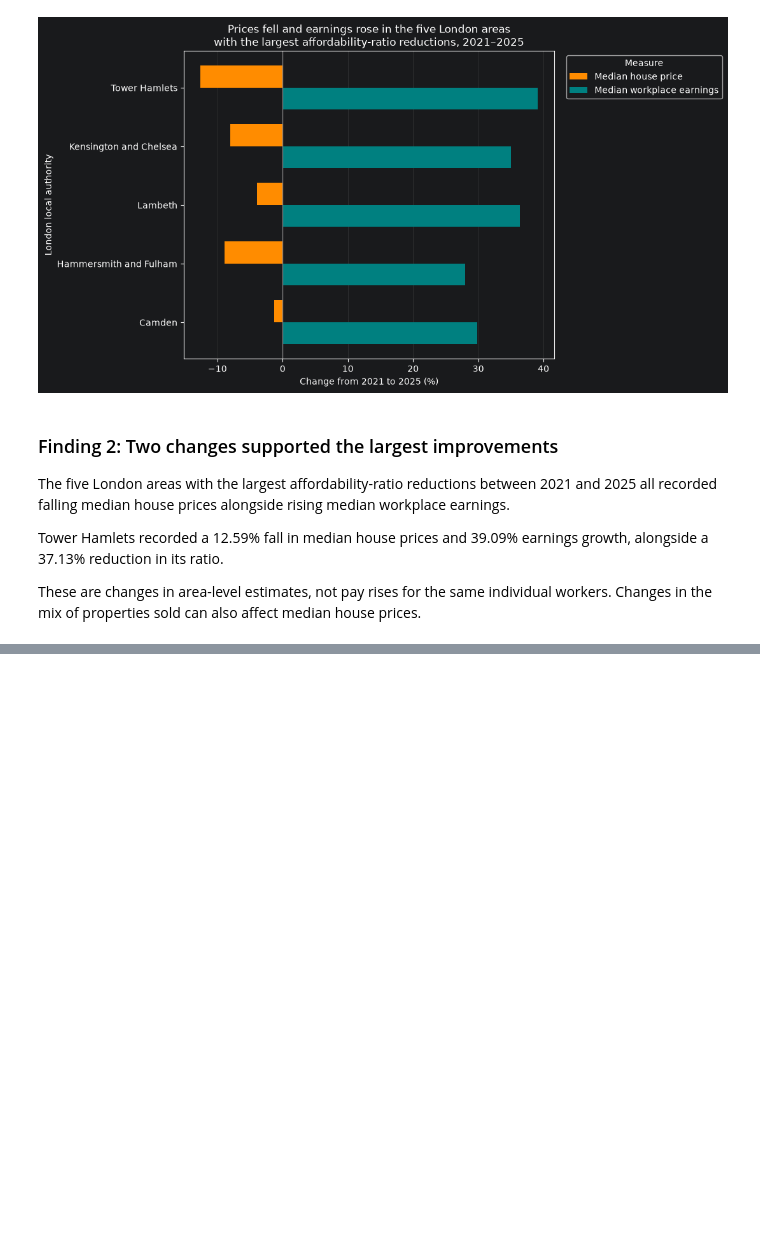
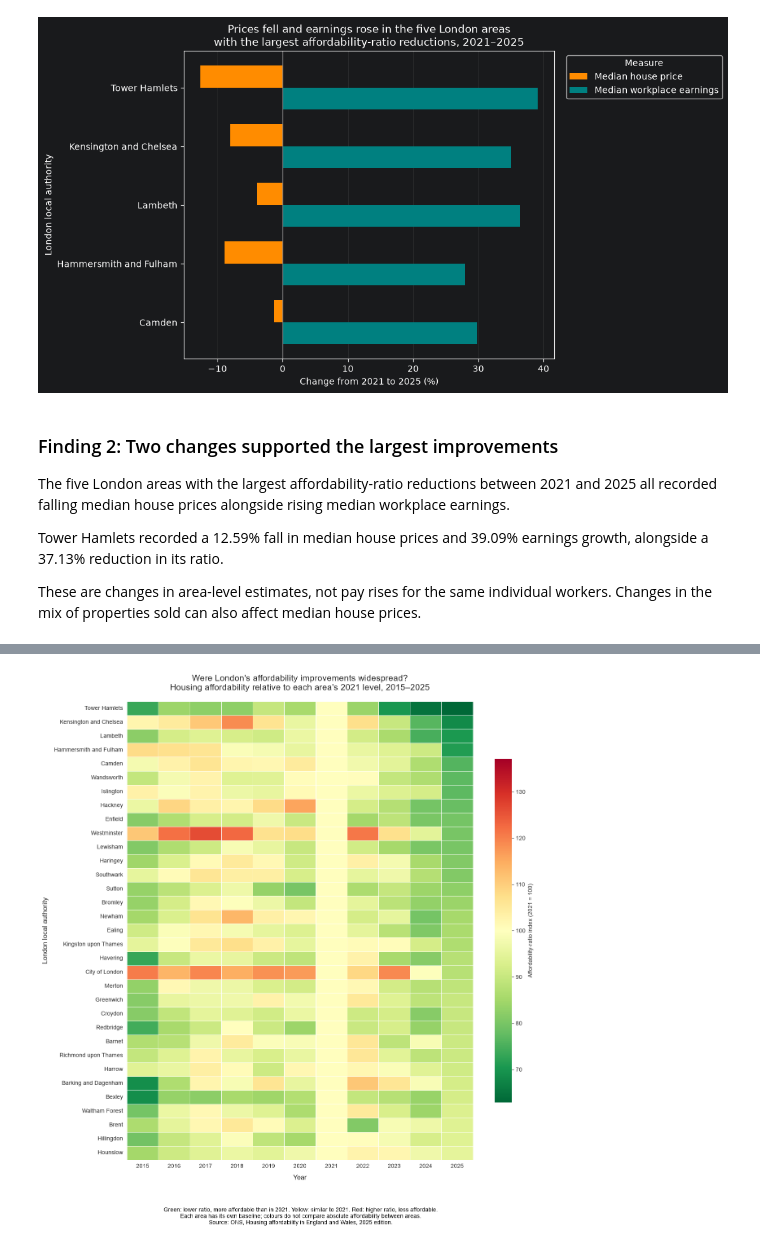
Before and after one commit to mayanaise/london-housing-affordability, a Jupyter notebook: london-housing-affordability.ipynb, the cells around one changed output, grey strips where cells are left out. Drawn from its saved outputs; the diff is of its cells as text; code cells hidden in the pictures; blank space fills up the shorter version.

```diff
--- a/london-housing-affordability.ipynb
+++ b/london-housing-affordability.ipynb
@@ -702,0 +897,76 @@ can also affect median house prices.
+# %%
+import seaborn as sns
+import matplotlib.pyplot as plt
+from matplotlib.colors import TwoSlopeNorm
+
+# Reshape the data: one row per area and one column per year
+ratio_by_year = london_analysis.pivot(
+    index="Local authority name",
+    columns="year",
+    values="affordability_ratio"
+).sort_index(axis=1)
+
+# Compare each area's ratios with its own 2021 value
+# 100 = the same as 2021
+ratio_index = ratio_by_year.div(ratio_by_year[2021], axis=0) * 100
+
+# Put areas with the largest improvement by 2025 at the top
+ratio_index = ratio_index.sort_values(by=2025)
+
+# Keep the colour scale balanced around 100
+distance = abs(ratio_index - 100).max().max()
+
+colour_scale = TwoSlopeNorm(
+    vmin=100 - distance,
+    vcenter=100,
+    vmax=100 + distance
+)
+
+with sns.axes_style("white"):
+    fig, ax = plt.subplots(figsize=(13, 14), facecolor="white")
+
+    sns.heatmap(
+        ratio_index,
+        ax=ax,
+        cmap="RdYlGn_r",
+        norm=colour_scale,
+        linewidths=0.4,
+        linecolor="white",
+        annot=False,
+        yticklabels=True,
+        xticklabels=True,
+        cbar_kws={
+            "label": "Affordability-ratio index (2021 = 100)",
+            "shrink": 0.75
+        }
+    )
+
+    ax.set_title(
+        "Were London's affordability improvements widespread?\n"
+        "Housing affordability relative to each area's 2021 level, 2015–2025",
+        fontsize=15,
+        pad=20
+    )
+
+    ax.set_xlabel("Year", fontsize=12, labelpad=10)
+    ax.set_ylabel("London local authority", fontsize=12, labelpad=10)
+
+    ax.tick_params(axis="x", labelrotation=0, labelsize=10)
+    ax.tick_params(axis="y", labelrotation=0, labelsize=10)
+
+    fig.text(
+        0.5,
+        0.025,
+        "Green: lower ratio, more affordable than in 2021. "
+        "Yellow: similar to 2021. Red: higher ratio, less affordable.\n"
+        "Each area has its own baseline; colours do not compare absolute affordability between areas.\n"
+        "Source: ONS, Housing affordability in England and Wales, 2025 edition.",
+        ha="center",
+        fontsize=10,
+        color="black"
+    )
+
+    plt.tight_layout(rect=[0, 0.09, 1, 1])
+    plt.show()
+# %% [output]
+[figure, added]
```
Also changed, not shown: parts of 13 cells of this notebook.
